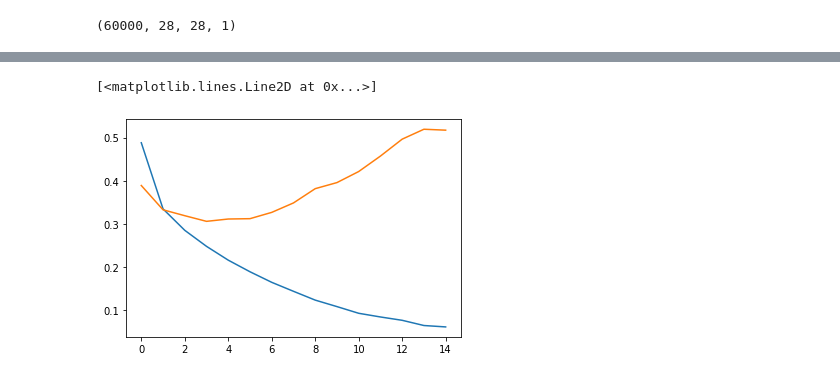
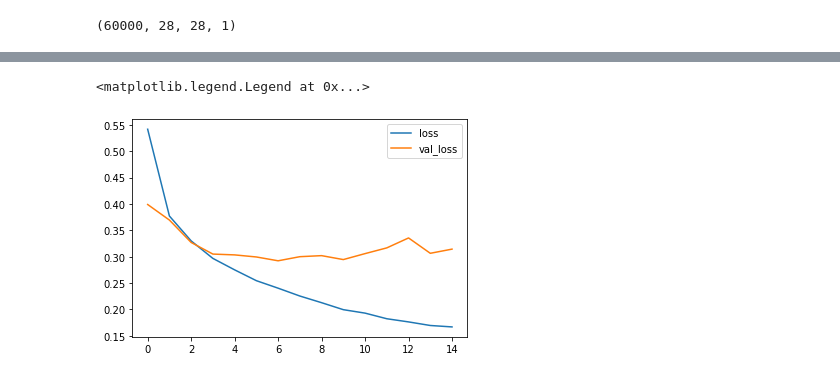
Before and after one commit to vasuans/Tensorflow-Projects, a Jupyter notebook: CNN_using_TensorFlow2_0.ipynb, the cells around one changed output, grey strips where cells are left out. Drawn from its saved outputs; the diff is of its cells as text; code cells hidden in the pictures.

```diff
--- a/CNN_using_TensorFlow2_0.ipynb
+++ b/CNN_using_TensorFlow2_0.ipynb
@@ -64,9 +55,9 @@ x = Conv2D(32,(3,3),strides=2,activation = 'relu')(i)
 x = Conv2D(64,(3,3),strides=2,activation = 'relu')(x)
 x = Conv2D(128,(3,3),strides=2,activation = 'relu')(x)
 x = Flatten()(x)
-#x = Dropout(0.2)(x)
+x = Dropout(0.2)(x)
 x = Dense(512,activation='relu')(x)
-#x = Dropout(0.2)(x)
+x = Dropout(0.2)(x)
 x = Dense(K,activation='softmax')(x)
 # %%
 model = Model(i,x)
@@ -100,6 +91,7 @@ Epoch 15/15
 # %%
 plt.plot(r.history['loss'],label = 'loss')
 plt.plot(r.history['val_loss'],label = 'val_loss')
+plt.legend()
 # %% [output]
-[<matplotlib.lines.Line2D at 0x...>]
+<matplotlib.legend.Legend at 0x...>
-[figure, old version]
+[figure, new version]
```
Also changed, not shown: parts of 3 cells of this notebook.
